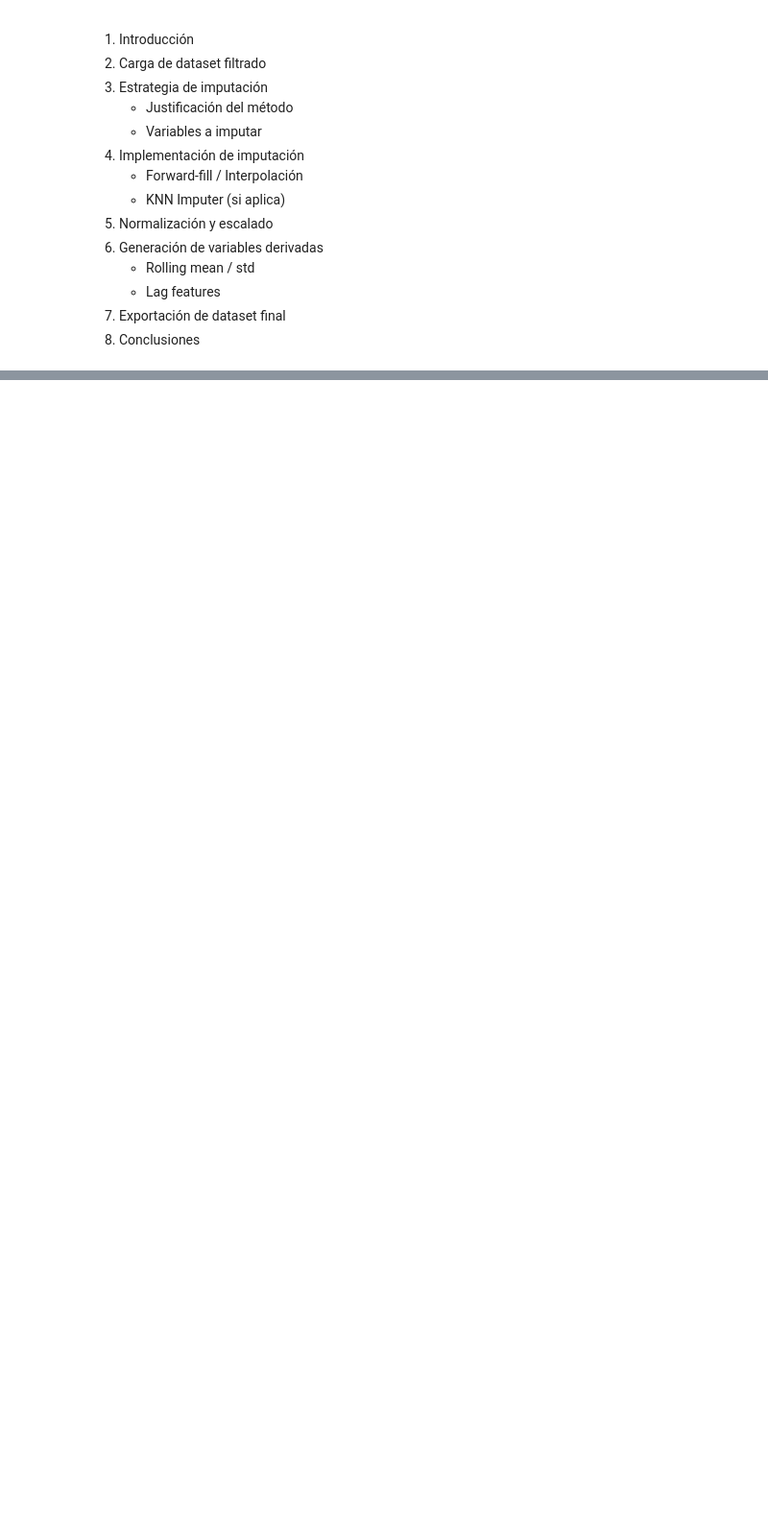
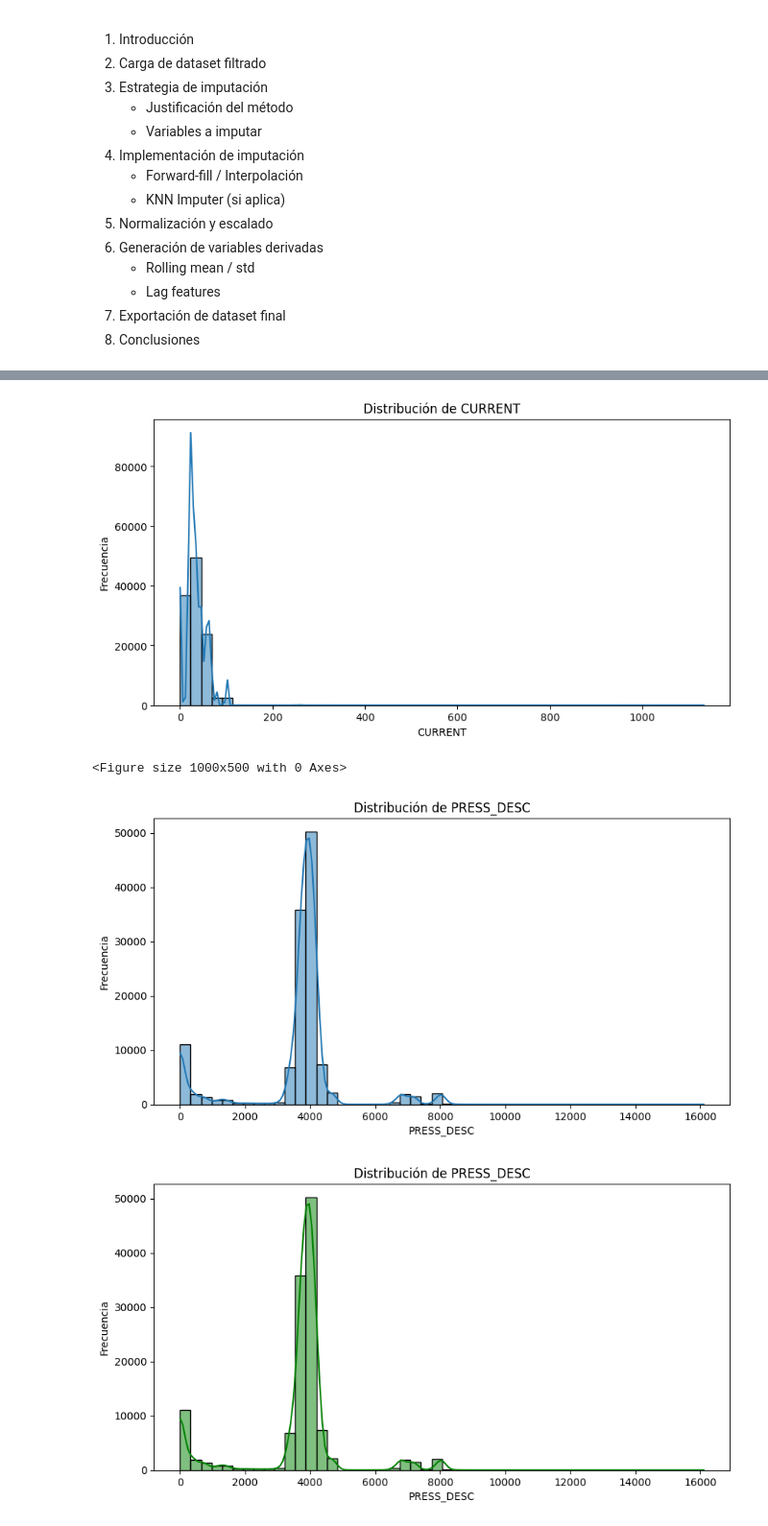
Before and after one commit to vmjaime/ESP-Failure-Prediction-System, a Jupyter notebook: notebooks/02_Preprocesamiento.ipynb, the cells around one changed output, grey strips where cells are left out. Shown: that part at 96% size. Cells and saved outputs as stored; diff of their text form; code cells hidden in the pictures; blank space fills up the shorter version.

```diff
--- a/notebooks/02_Preprocesamiento.ipynb
+++ b/notebooks/02_Preprocesamiento.ipynb
@@ -39,0 +375,25 @@ Columnas: ['WELL_ID', 'DATE', 'CURRENT', 'PRESS_DESC', 'FREQUENCY', 'PRESS_INT',
+# %%
+import seaborn as sns
+import matplotlib.pyplot as plt
+
+# Variables clave
+vars_clave = ["CURRENT", "PRESS_DESC"]
+
+for var in vars_clave:
+    plt.figure(figsize=(10,5))
+    sns.histplot(df[var].dropna(), kde=True, bins=50)
+    plt.title(f"Distribución de {var}")
+    plt.xlabel(var)
+    plt.ylabel("Frecuencia")
+    plt.show()
+    plt.figure(figsize=(10,5))
+sns.histplot(df["PRESS_DESC"].dropna(), kde=True, bins=50, color="green")
+plt.title("Distribución de PRESS_DESC")
+plt.xlabel("PRESS_DESC")
+plt.ylabel("Frecuencia")
+plt.show()
+# %% [output]
+[figure, added]
+<Figure size 1000x500 with 0 Axes>
+[figure, added]
+[figure, added]
```
Also changed, not shown: parts of 27 cells of this notebook, 17 other files.
